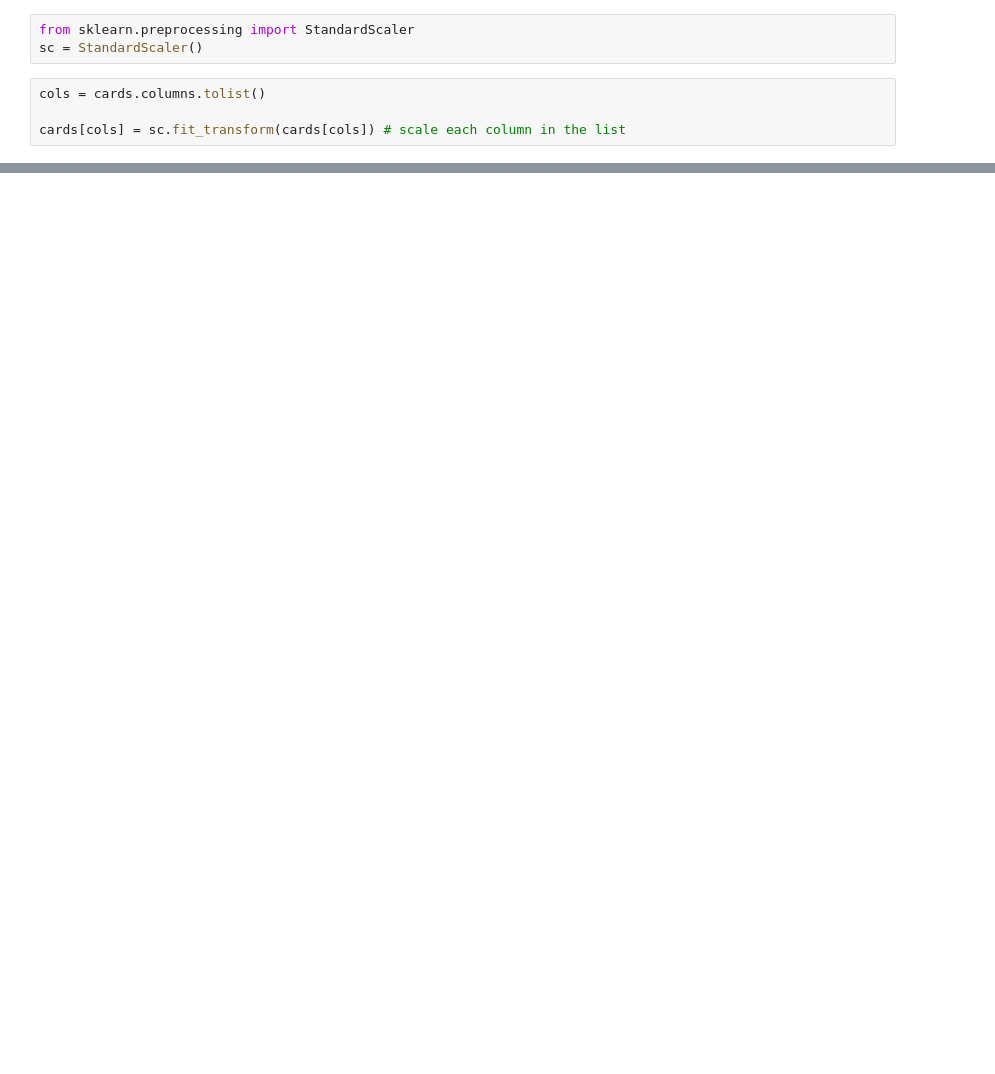
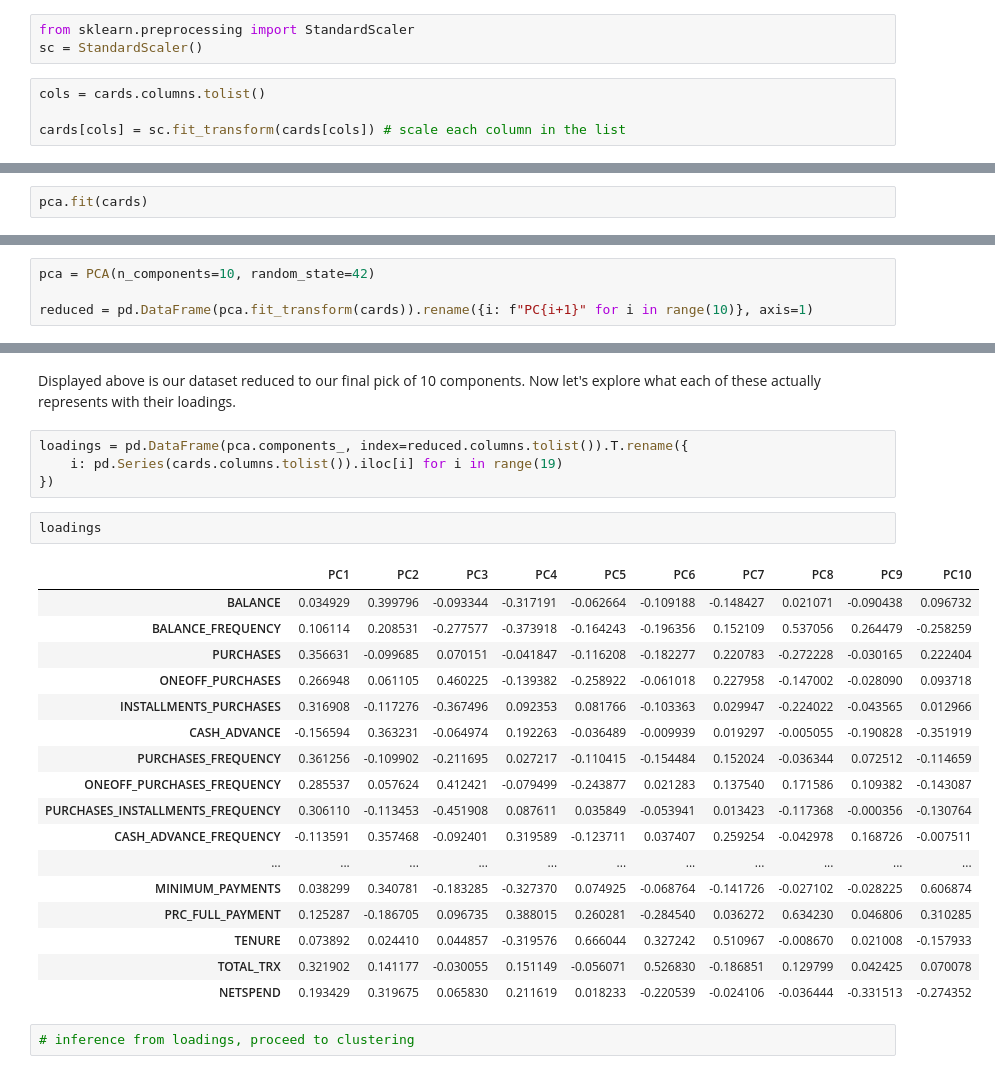
Before and after one commit to Kamsi01/customer-segmentation, a Jupyter notebook: customer segmentation.ipynb, the cells around one changed output, grey strips where cells are left out. Cells and saved outputs as stored; diff of their text form; blank space fills up the shorter version.

```diff
--- a/customer segmentation.ipynb
+++ b/customer segmentation.ipynb
@@ -257,0 +350,2 @@ cards
+# %%
+pca.fit(cards)
@@ -257,0 +401,4 @@ cards
+# %%
+pca = PCA(n_components=10, random_state=42)
+
+reduced = pd.DataFrame(pca.fit_transform(cards)).rename({i: f"PC{i+1}" for i in range(10)}, axis=1)
@@ -257,0 +421,28 @@ cards
+# %% [markdown]
+Displayed above is our dataset reduced to our final pick of 10 components. Now let's explore what each of these actually represents with their loadings.
+# %%
+loadings = pd.DataFrame(pca.components_, index=reduced.columns.tolist()).T.rename({
+    i: pd.Series(cards.columns.tolist()).iloc[i] for i in range(19)
+})
+# %%
+loadings
+# %% [output]
+|  | PC1 | PC2 | PC3 | PC4 | PC5 | PC6 | PC7 | PC8 | PC9 | PC10 |
+| BALANCE | 0.034929 | 0.399796 | -0.093344 | -0.317191 | -0.062664 | -0.109188 | -0.148427 | 0.021071 | -0.090438 | 0.096732 |
+| BALANCE_FREQUENCY | 0.106114 | 0.208531 | -0.277577 | -0.373918 | -0.164243 | -0.196356 | 0.152109 | 0.537056 | 0.264479 | -0.258259 |
+| PURCHASES | 0.356631 | -0.099685 | 0.070151 | -0.041847 | -0.116208 | -0.182277 | 0.220783 | -0.272228 | -0.030165 | 0.222404 |
+| ONEOFF_PURCHASES | 0.266948 | 0.061105 | 0.460225 | -0.139382 | -0.258922 | -0.061018 | 0.227958 | -0.147002 | -0.028090 | 0.093718 |
+| INSTALLMENTS_PURCHASES | 0.316908 | -0.117276 | -0.367496 | 0.092353 | 0.081766 | -0.103363 | 0.029947 | -0.224022 | -0.043565 | 0.012966 |
+| CASH_ADVANCE | -0.156594 | 0.363231 | -0.064974 | 0.192263 | -0.036489 | -0.009939 | 0.019297 | -0.005055 | -0.190828 | -0.351919 |
+| PURCHASES_FREQUENCY | 0.361256 | -0.109902 | -0.211695 | 0.027217 | -0.110415 | -0.154484 | 0.152024 | -0.036344 | 0.072512 | -0.114659 |
+| ONEOFF_PURCHASES_FREQUENCY | 0.285537 | 0.057624 | 0.412421 | -0.079499 | -0.243877 | 0.021283 | 0.137540 | 0.171586 | 0.109382 | -0.143087 |
+| PURCHASES_INSTALLMENTS_FREQUENCY | 0.306110 | -0.113453 | -0.451908 | 0.087611 | 0.035849 | -0.053941 | 0.013423 | -0.117368 | -0.000356 | -0.130764 |
+| CASH_ADVANCE_FREQUENCY | -0.113591 | 0.357468 | -0.092401 | 0.319589 | -0.123711 | 0.037407 | 0.259254 | -0.042978 | 0.168726 | -0.007511 |
+| ... | ... | ... | ... | ... | ... | ... | ... | ... | ... | ... |
+| MINIMUM_PAYMENTS | 0.038299 | 0.340781 | -0.183285 | -0.327370 | 0.074925 | -0.068764 | -0.141726 | -0.027102 | -0.028225 | 0.606874 |
+| PRC_FULL_PAYMENT | 0.125287 | -0.186705 | 0.096735 | 0.388015 | 0.260281 | -0.284540 | 0.036272 | 0.634230 | 0.046806 | 0.310285 |
+| TENURE | 0.073892 | 0.024410 | 0.044857 | -0.319576 | 0.666044 | 0.327242 | 0.510967 | -0.008670 | 0.021008 | -0.157933 |
+| TOTAL_TRX | 0.321902 | 0.141177 | -0.030055 | 0.151149 | -0.056071 | 0.526830 | -0.186851 | 0.129799 | 0.042425 | 0.070078 |
+| NETSPEND | 0.193429 | 0.319675 | 0.065830 | 0.211619 | 0.018233 | -0.220539 | -0.024106 | -0.036444 | -0.331513 | -0.274352 |
+# %%
+# inference from loadings, proceed to clustering
```
Also changed, not shown: parts of 30 cells of this notebook, 1 other file.
